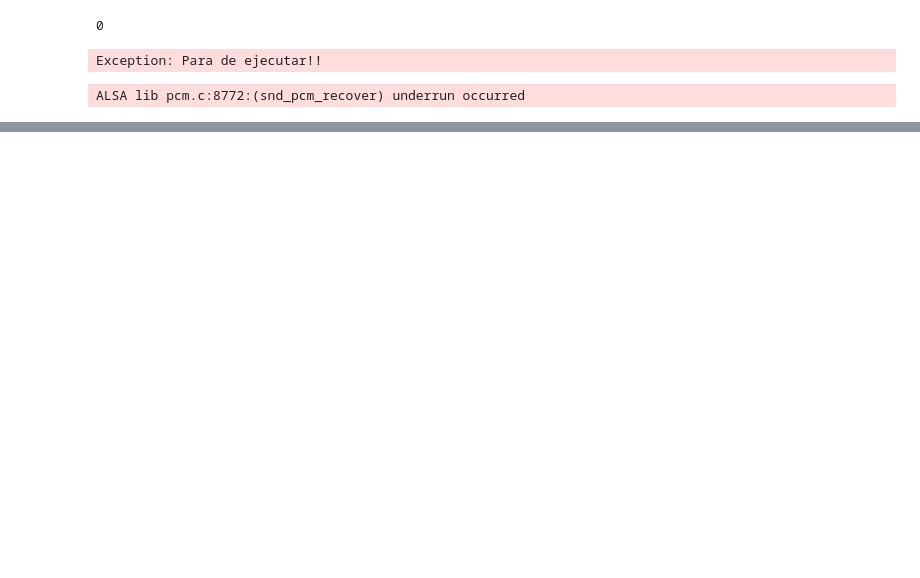
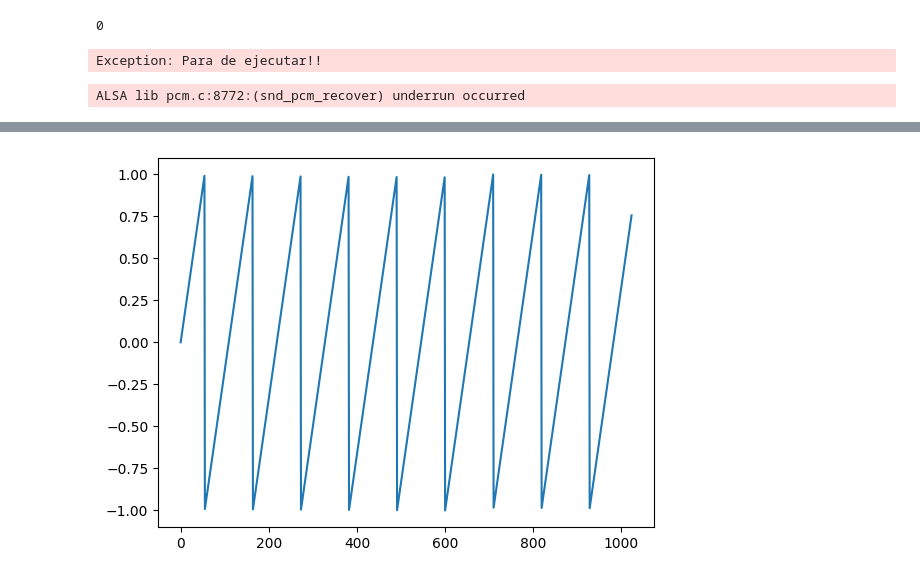
Before and after one commit to jperson4/Informatica-Musical, a Jupyter notebook: p5/p5.ipynb, the cells around one changed output, grey strips where cells are left out. Cells and saved outputs as stored; diff of their text form; code cells hidden in the pictures; blank space fills up the shorter version.

```diff
--- a/p5/p5.ipynb
+++ b/p5/p5.ipynb
@@ -205,0 +246,6 @@ input = None
+# %%
+s = Sawtooth(C(440), amp=C(1))
+input = s
+showOsc(s, 1, chunks=True)
+# %% [output]
+[figure, added]
```
Also changed, not shown: parts of 5 cells of this notebook, 7 other files.
